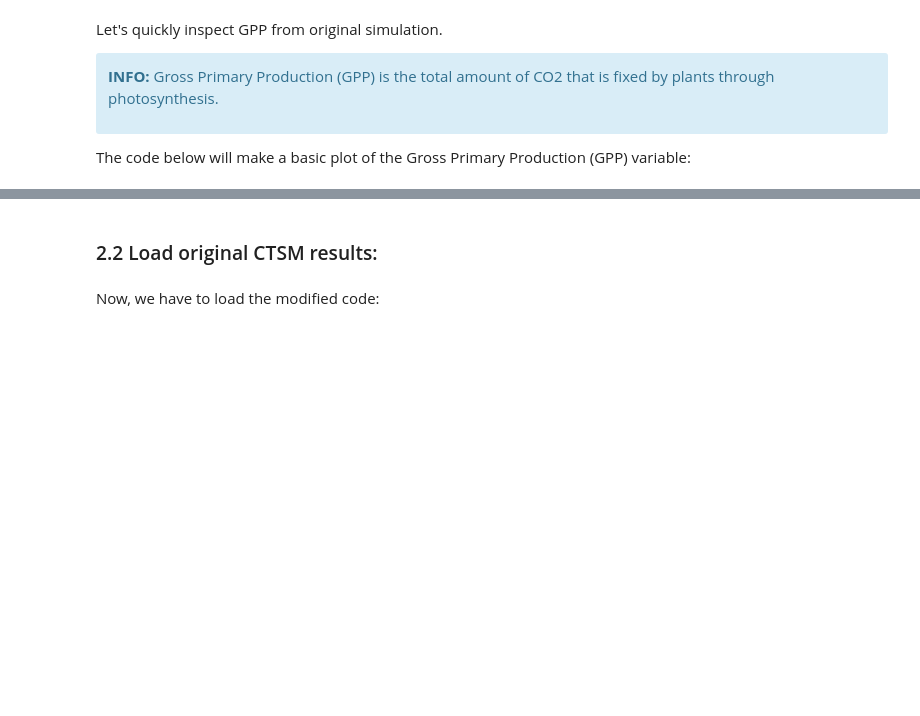
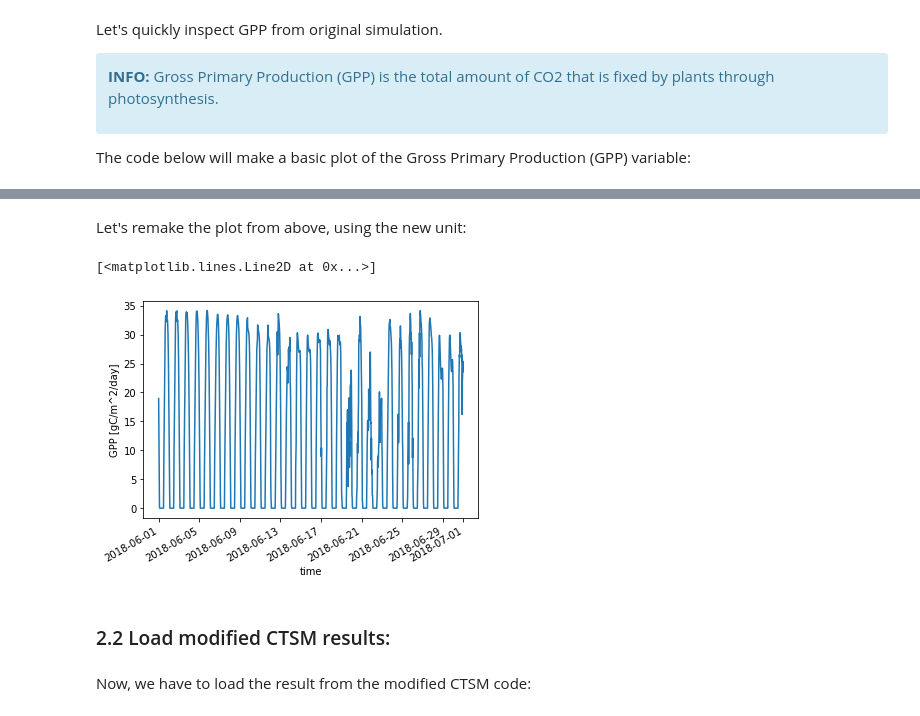
Before and after one commit to NCAR/CTSM-Tutorial, a Jupyter notebook: notebooks/Day2d_CodeModification_Visualization.ipynb, the cells around one changed output, grey strips where cells are left out. Drawn from its saved outputs; the diff is of its cells as text; code cells hidden in the pictures; blank space fills up the shorter version.

```diff
--- a/notebooks/Day2d_CodeModification_Visualization.ipynb
+++ b/notebooks/Day2d_CodeModification_Visualization.ipynb
@@ -120,5 +183,12 @@ ds_ctsm_orig.GPP.plot()
+# %% [markdown]
+Let's remake the plot from above, using the new unit:
+# %%
+ds_ctsm_orig.GPP.sel(time=slice('2018-06-01', '2018-06-30')).plot()
+# %% [output]
+[<matplotlib.lines.Line2D at 0x...>]
+[figure, added]
 # %% [markdown]
-### 2.2 Load original CTSM results:
+### 2.2 Load modified CTSM results:
 # %% [markdown]
-Now, we have to load the modified code:
+Now, we have to load the result from the modified CTSM code:
 # %%
```
Also changed, not shown: parts of 62 cells of this notebook.
